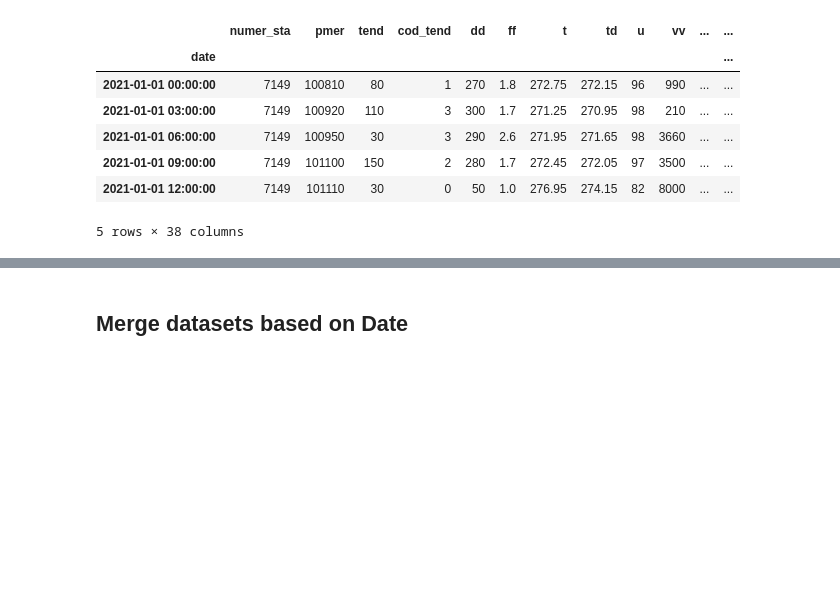
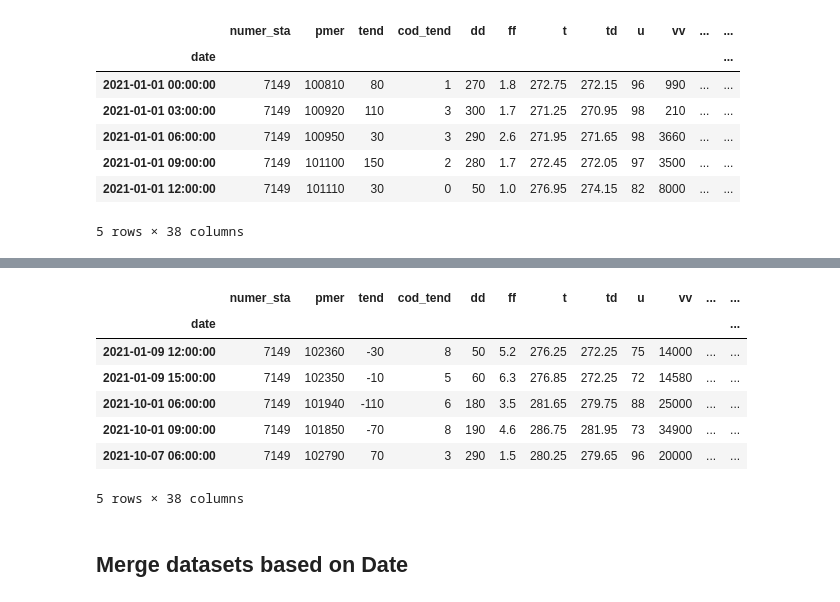
Before and after one commit to rafafvs/python_project, a Jupyter notebook: pre_processing.ipynb, the cells around one changed output, grey strips where cells are left out. Saved outputs shown, nothing was run; the diff lists cells and outputs as text; code cells hidden in the pictures; blank space fills up the shorter version.

```diff
--- a/pre_processing.ipynb
+++ b/pre_processing.ipynb
@@ -137,7 +139,17 @@ train_outliers_iqr = identify_outliers_zscore(train_data, df_train_numerical)
 # %%
-# Check outliers for external data
-external_outliers_iqr = identify_outliers_iqr(external_data, df_external_numerical)
-external_outliers_iqr = identify_outliers_zscore(external_data, df_external_numerical)
+# Remove outliers for external data
+external_data = remove_outliers_iqr(external_data, df_external_numerical)
+external_data_data = remove_outliers_zscore(external_data, df_external_numerical)
+external_data.head()
+# %% [output]
+|  | numer_sta | pmer | tend | cod_tend | dd | ff | t | td | u | vv | ... | ... |
+| date |  |  |  |  |  |  |  |  |  |  |  | ... |
+| 2021-01-09 12:00:00 | 7149 | 102360 | -30 | 8 | 50 | 5.2 | 276.25 | 272.25 | 75 | 14000 | ... | ... |
+| 2021-01-09 15:00:00 | 7149 | 102350 | -10 | 5 | 60 | 6.3 | 276.85 | 272.25 | 72 | 14580 | ... | ... |
+| 2021-10-01 06:00:00 | 7149 | 101940 | -110 | 6 | 180 | 3.5 | 281.65 | 279.75 | 88 | 25000 | ... | ... |
+| 2021-10-01 09:00:00 | 7149 | 101850 | -70 | 8 | 190 | 4.6 | 286.75 | 281.95 | 73 | 34900 | ... | ... |
+| 2021-10-07 06:00:00 | 7149 | 102790 | 70 | 3 | 290 | 1.5 | 280.25 | 279.65 | 96 | 20000 | ... | ... |
+5 rows × 38 columns
 # %% [markdown]
 ## Merge datasets based on Date
 # %%
```
Also changed, not shown: parts of 6 cells of this notebook.
